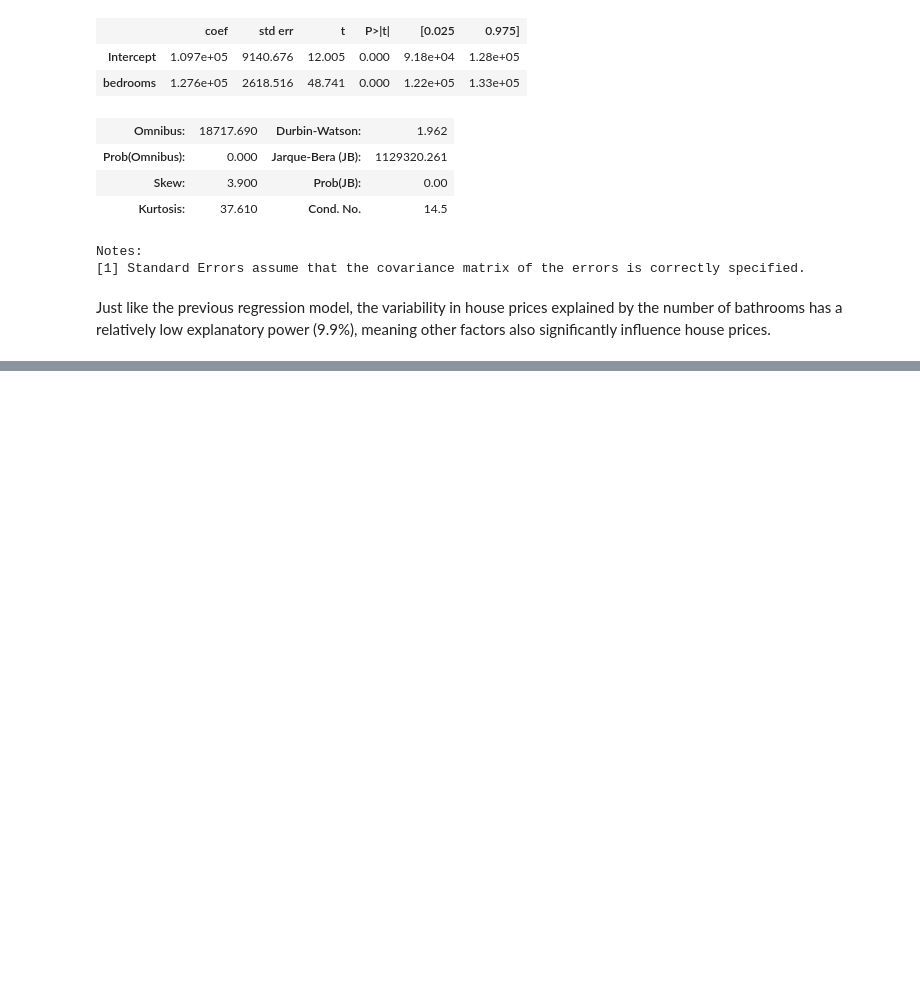
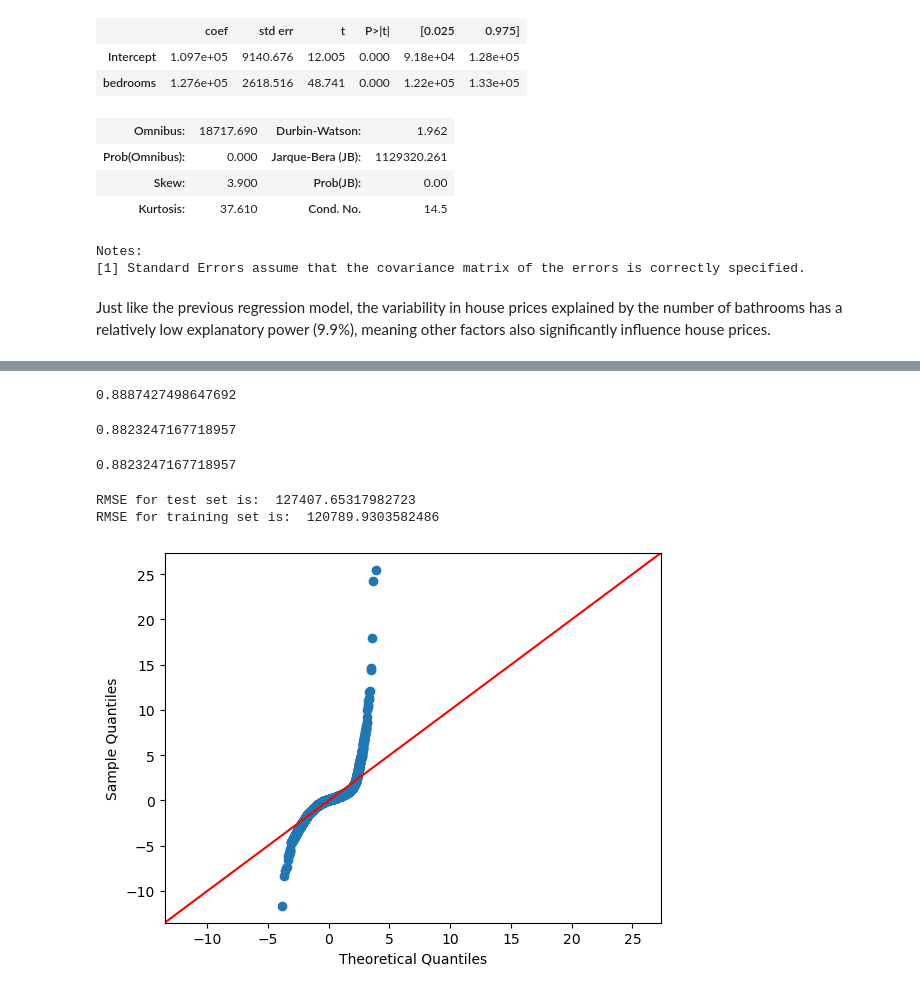
Before and after one commit to Patriciangugi/Project-Phase-2, a Jupyter notebook: Members/Hanan.ipynb, the cells around one changed output, grey strips where cells are left out. Cells and saved outputs as stored; diff of their text form; code cells hidden in the pictures; blank space fills up the shorter version.

```diff
--- a/Members/Hanan.ipynb
+++ b/Members/Hanan.ipynb
@@ -783,0 +824,11 @@ Just like the previous regression model, the variability in house prices explain
+# %%
+y = df[['price']]
+X = df.drop(['id', 'price', 'date', 'bathrooms', 'grade', 'sqft_above', 'sqft_living15'], axis=1)
+# %%
+X_train, X_test, y_train, y_test = train_test_split(X, y, test_size=0.2, random_state=42)
+# %%
+#create dummy regression as a baseline
+dummy = DummyRegressor(strategy='mean')
+dummy.fit(X_train, y_train)
+dy_pred = dummy.predict(X_train)
+dy_pred_test = dummy.predict(X_test)
@@ -783,0 +839,35 @@ Just like the previous regression model, the variability in house prices explain
+# %%
+#linear regression without adjustments to the features
+lr = LinearRegression()
+lr.fit(X, y)
+lr.score(X, y)
+# %% [output]
+0.8887427498647692
+# %%
+linreg = LinearRegression()
+linreg.fit(X_train, y_train)
+y_pred = linreg.predict(X_train)
+y_pred_test = linreg.predict(X_test)
+# %%
+linreg.score(X_test, y_test)
+# %% [output]
+0.8823247167718957
+# %%
+r2_score(y_test, y_pred_test)
+# %% [output]
+0.8823247167718957
+# %%
+RMSE_train = mean_squared_error(y_train, y_pred, squared=False)
+RMSE_test = mean_squared_error(y_test, y_pred_test, squared=False)
+print('RMSE for test set is: ', RMSE_test)
+print("RMSE for training set is: ", RMSE_train)
+# %% [output]
+RMSE for test set is:  127407.65317982723
+RMSE for training set is:  120789.9303582486
+# %%
+# A qq plot of residuals
+resid1 = y_train - y_pred
+
+fig = sm.graphics.qqplot(resid1['price'], dist=stats.norm, line='45', fit=True)
+# %% [output]
+[figure, added]
```
Also changed, not shown: parts of 26 cells of this notebook.
